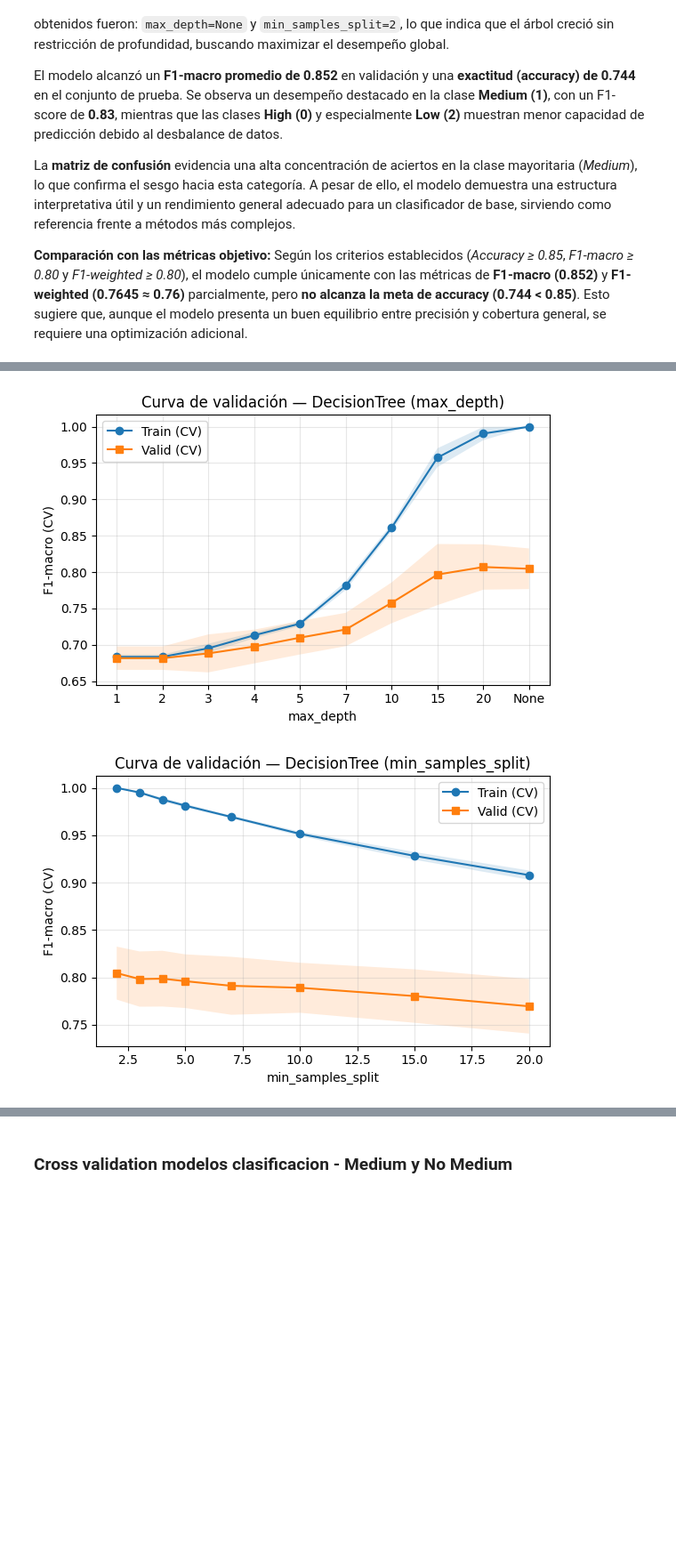
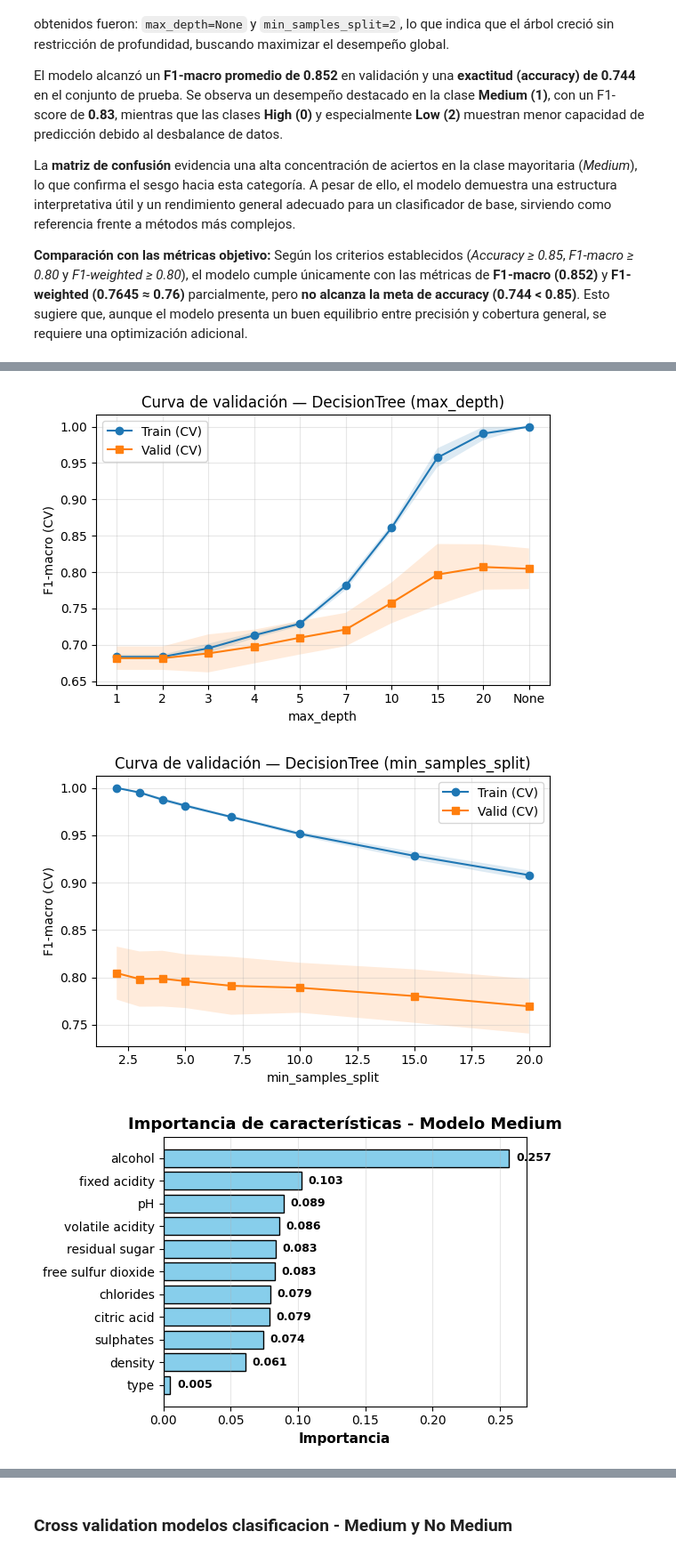
Before and after one commit to anamariaSemanate/ml-tarea1-vinos, a Jupyter notebook: notebooks/02_modelos.ipynb, the cells around one changed output, grey strips where cells are left out. Shown at 89% size. Drawn from its saved outputs; the diff is of its cells as text; code cells hidden in the pictures; blank space fills up the shorter version.

```diff
--- a/notebooks/02_modelos.ipynb
+++ b/notebooks/02_modelos.ipynb
@@ -522,33 +546,64 @@ train_mean_s = train_scores_s.mean(axis=1)
 val_mean_s   = val_scores_s.mean(axis=1)
 train_std_s  = train_scores_s.std(axis=1)
 val_std_s    = val_scores_s.std(axis=1)
 
 plt.figure(figsize=(6,4))
 plt.plot(minsplit_list, train_mean_s, marker='o', label="Train (CV)")
 plt.plot(minsplit_list, val_mean_s,   marker='s', label="Valid (CV)")
 plt.fill_between(minsplit_list, train_mean_s-train_std_s, train_mean_s+train_std_s, alpha=0.15)
 plt.fill_between(minsplit_list, val_mean_s-val_std_s,     val_mean_s+val_std_s,     alpha=0.15)
 plt.xlabel("min_samples_split"); plt.ylabel("F1-macro (CV)")
 plt.title("Curva de validación — DecisionTree (min_samples_split)")
 plt.grid(alpha=.3); plt.legend(); plt.tight_layout()
 plt.show()
+
+# Importancia de características
+importances_base = grid_tree.best_estimator_.feature_importances_
+indices = np.argsort(importances_base)[::-1]
+
+feature_names = X_train_clf_sm.columns
+# Ordenar nombres de variables
+feature_names_sorted = [feature_names[i] for i in indices]
+
+# Crear figura
+plt.figure(figsize=(6, 4))
+bars = plt.barh(range(len(importances_base)),
+                importances_base[indices],
+                color="skyblue", edgecolor="black")
+
+# Etiquetas y título
+plt.yticks(range(len(importances_base)), feature_names_sorted)
+plt.gca().invert_yaxis()  # la más importante arriba
+plt.xlabel("Importancia", fontsize=11, fontweight="bold")
+plt.title("Importancia de características - Modelo Medium", fontsize=13, fontweight="bold")
+plt.grid(alpha=0.3, axis="x")
+
+# Mostrar valor al lado de cada barra
+for bar, imp in zip(bars, importances_base[indices]):
+    width = bar.get_width()
+    plt.text(width + 0.005, bar.get_y() + bar.get_height()/2,
+             f"{imp:.3f}", va="center", fontsize=9, fontweight="bold")
+
+plt.tight_layout()
+plt.show()
 # %% [output]
 🌳 Mejor modelo Árbol:
 Mejores parámetros: {'max_depth': None, 'min_samples_split': 2}
 F1-macro promedio: 0.8046
 
 📊 Reporte de Clasificación:
               precision    recall  f1-score   support
 
       medium     0.8800    0.8270    0.8527       896
    no_medium     0.5274    0.6314    0.5748       274
 
     accuracy                         0.7812      1170
    macro avg     0.7037    0.7292    0.7137      1170
 weighted avg     0.7975    0.7812    0.7876      1170
 [figure]
 [figure]
 [figure]
+[figure, added]
 # %% [markdown]
 ### Random forest
 El modelo de **Random Forest** se entrenó aplicando una búsqueda en malla (*GridSearchCV*) con validación cruzada de 5 pliegues, optimizando la métrica **F1-macro**.
```
Also changed, not shown: parts of 14 cells of this notebook, 2 other files.
